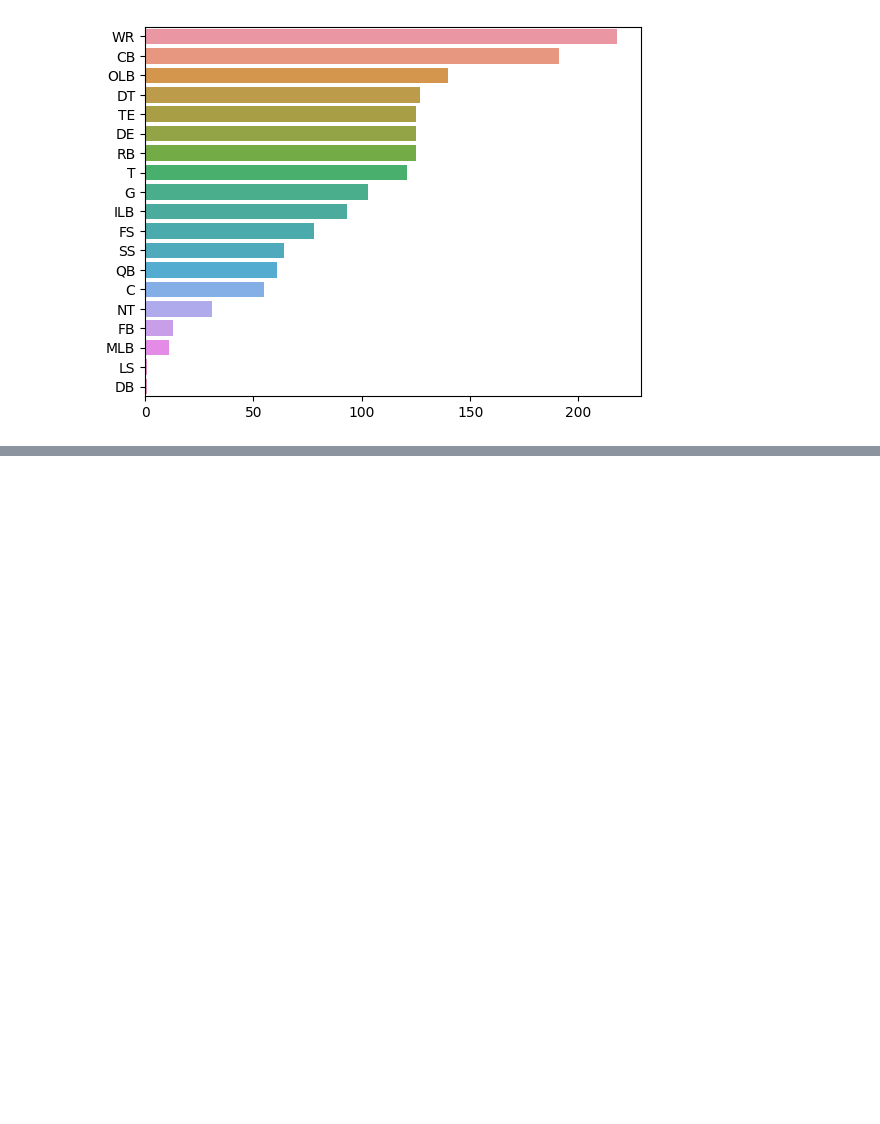
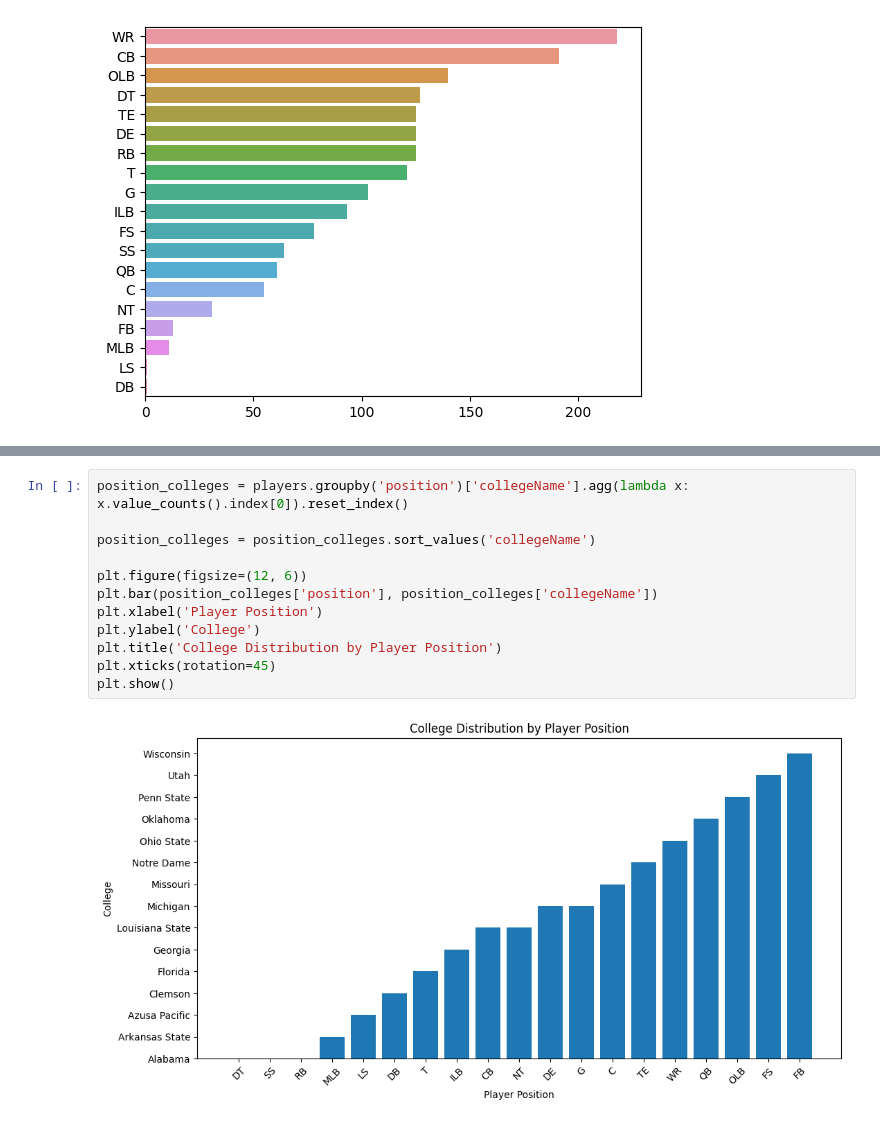
Before and after one commit to glaframb71/CS39AA-Project, a Jupyter notebook: 39aa-project.ipynb, the cells around one changed output, grey strips where cells are left out. Saved outputs shown, nothing was run; the diff lists cells and outputs as text; blank space fills up the shorter version.

```diff
--- a/39aa-project.ipynb
+++ b/39aa-project.ipynb
@@ -136,0 +169,14 @@ sns.barplot(x=y, y=x)
+# %%
+position_colleges = players.groupby('position')['collegeName'].agg(lambda x: x.value_counts().index[0]).reset_index()
+
+position_colleges = position_colleges.sort_values('collegeName')
+
+plt.figure(figsize=(12, 6))
+plt.bar(position_colleges['position'], position_colleges['collegeName'])
+plt.xlabel('Player Position')
+plt.ylabel('College')
+plt.title('College Distribution by Player Position')
+plt.xticks(rotation=45)
+plt.show()
+# %% [output]
+[figure, added]
```
Also changed, not shown: parts of 3 cells of this notebook.
